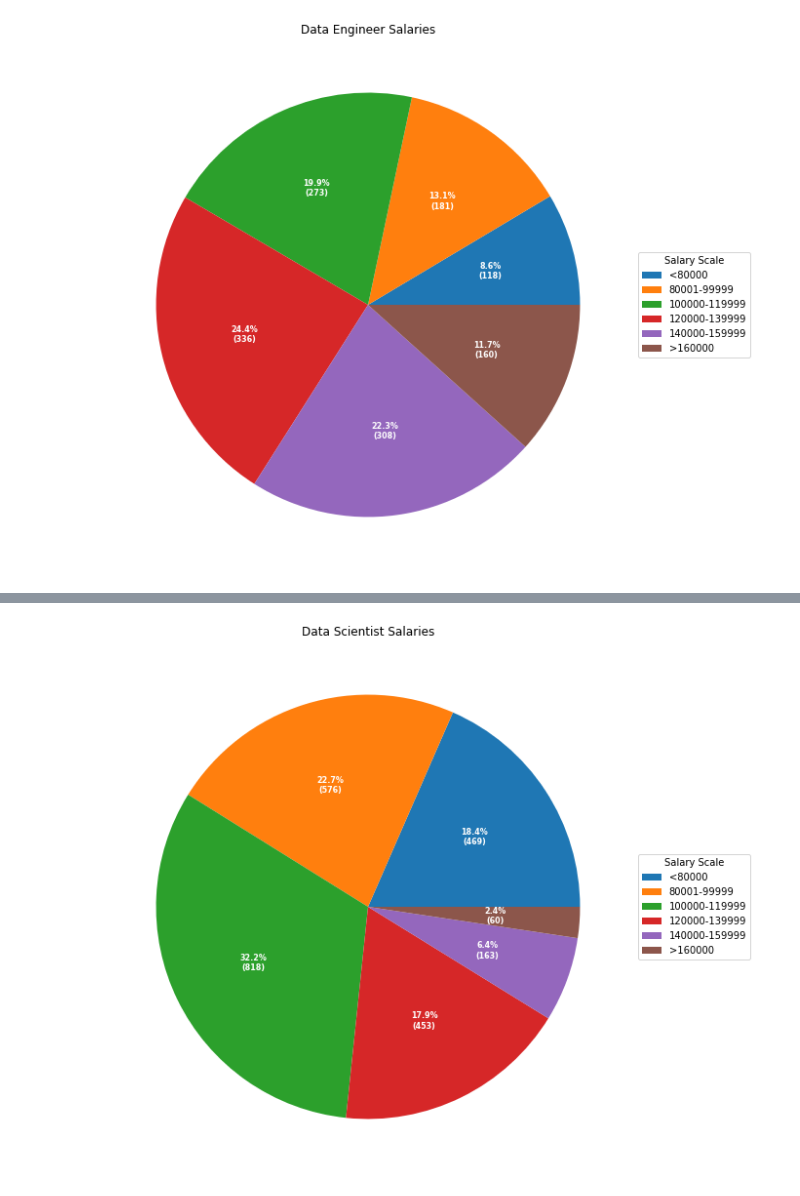
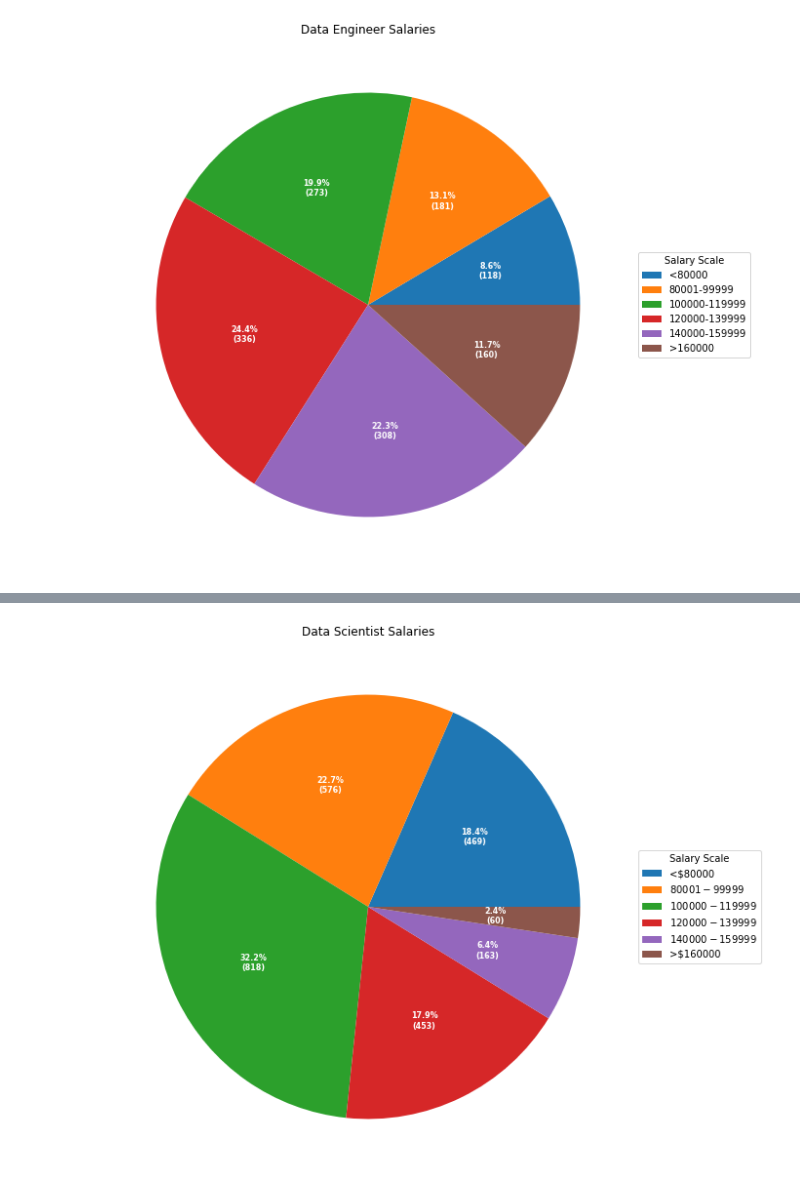
Before and after one commit to feldtmam/project1group3, a Jupyter notebook: TypeofJobs_analysis.ipynb, the cells around one changed output, grey strips where cells are left out. Drawn from its saved outputs; the diff is of its cells as text; code cells hidden in the pictures.

```diff
--- a/TypeofJobs_analysis.ipynb
+++ b/TypeofJobs_analysis.ipynb
@@ -267,30 +385,30 @@ plt.show()
 # %%
 fig, ax = plt.subplots(figsize=(60, 10), subplot_kw=dict(aspect="equal"))
 
 
-jobs = ["469 <80000", "577 80001-99999","819 100000-119999", "454 120000-139999", "164 140000-159999", "60 >160000 "]
+jobs = ["469 <$80000", "577 $80001-$99999","819 $100000-$119999", "454 $120000-$139999", "164 $140000-$159999", "60 >$160000 "]
 
 data = [float(x.split()[0]) for x in jobs]
 counts = [x.split()[-1] for x in jobs]
 
 
 def func(pct, allvals):
     absolute = int(pct/100.*np.sum(allvals))
     return "{:.1f}%\n({:d})".format(pct, absolute)
 
 
 wedges, texts, autotexts = ax.pie(data, autopct=lambda pct: func(pct, data),
                                   textprops=dict(color="w"))
 
 ax.legend(wedges, counts,
           title="Salary Scale",
           loc="center left",
           bbox_to_anchor=(1, 0, 0.5, 1))
 
 plt.setp(autotexts, size=8, weight="bold")
 
 ax.set_title("Data Scientist Salaries")
 
 plt.show()
 # %% [output]
-[figure, old version]
+[figure, new version]
```
Also changed, not shown: parts of 31 cells of this notebook.
